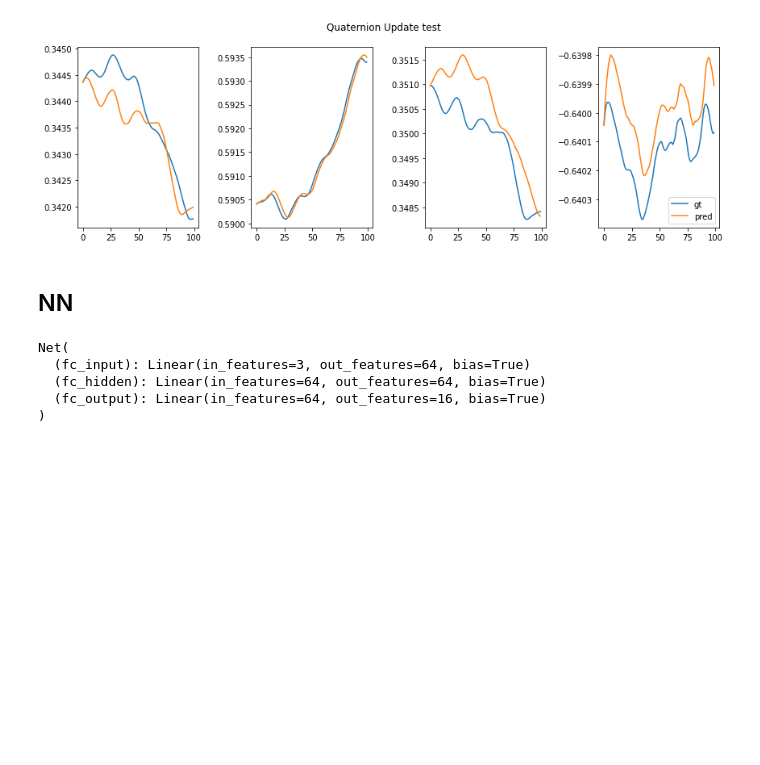
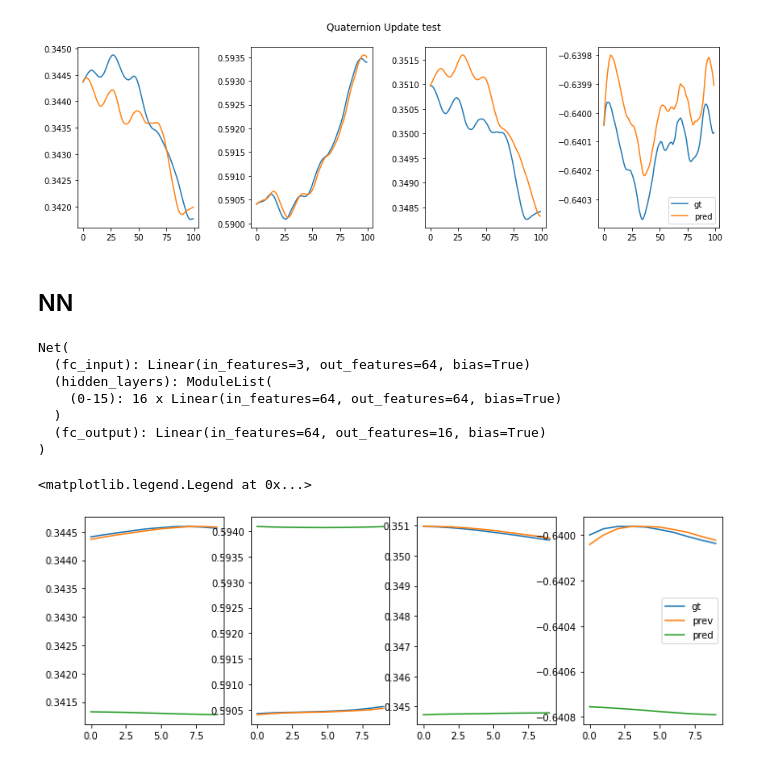
Before and after one commit to tonton-golio/inertial_navigation_transformer, a Jupyter notebook: playground_notebooks/quaternion_update_anton.ipynb, the cells around one changed output. Drawn from its saved outputs; the diff is of its cells as text; code cells hidden in the pictures; blank space fills up the shorter version.

```diff
--- a/playground_notebooks/quaternion_update_anton.ipynb
+++ b/playground_notebooks/quaternion_update_anton.ipynb
@@ -56,24 +56,34 @@ class Net(nn.Module):
     def __init__(self, input_size=3, output_size=16, hidden_size=16, num_layers=2):
         super(Net, self).__init__()
         self.num_layers = num_layers
+        self.fc_input = nn.Linear(input_size, hidden_size)
+        hidden_layers = []
+        for i in range(self.num_layers):
+            hidden_layers.append(nn.Linear(hidden_size, hidden_size))
+        self.hidden_layers = nn.ModuleList(hidden_layers)
 
-        self.fc_input = nn.Linear(input_size, hidden_size)
-        self.fc_hidden = nn.Linear(hidden_size, hidden_size)
         self.fc_output = nn.Linear(hidden_size, output_size)
 
     def forward(self, x):
+        #print(x)
         x = F.relu(self.fc_input(x))
         for i in range(self.num_layers):
-            x = F.relu(self.fc_hidden(x))
+            x = F.relu(self.hidden_layers[i](x))
+
         x = self.fc_output(x)
         return x
 
-net = Net(input_size=3, output_size=16, hidden_size=64, num_layers=8)
+net = Net(input_size=3, output_size=16, hidden_size=64, num_layers=16)
 print(net)
+
+# number of params
+num_params = sum(p.numel() for p in net.parameters() if p.requires_grad)
 # %% [output]
 Net(
   (fc_input): Linear(in_features=3, out_features=64, bias=True)
-  (fc_hidden): Linear(in_features=64, out_features=64, bias=True)
+  (hidden_layers): ModuleList(
+    (0-15): 16 x Linear(in_features=64, out_features=64, bias=True)
+  )
   (fc_output): Linear(in_features=64, out_features=16, bias=True)
 )
 # %%
@@ -104,3 +114,18 @@ class MyDataset(torch.utils.data.Dataset):
 
 dataset = MyDataset(w, q_gt)
 dataset_test = MyDataset(w_test, q_gt_test)
+# %%
+fig, ax = plt.subplots(1, 4, figsize=(12, 4))
+q_gt_from_dataset = np.array([dataset[i][1].detach().numpy() for i in range(10)])
+q_prev_from_dataset = np.array([dataset[i][2].detach().numpy() for i in range(10)])
+pred = np.array([net(dataset[0][0]).detach().numpy().reshape(4,4)@dataset[i][2].detach().numpy() for i in range(10)])
+
+for i in range(4):
+    ax[i].plot(#np.arange(1,len(q_gt_from_dataset)+1),
+               q_gt_from_dataset[:,i], label='gt')
+    ax[i].plot(q_prev_from_dataset[:,i], label='prev')
+    ax[i].plot(pred[:,i], label='pred')
+ax[i].legend()
+# %% [output]
+<matplotlib.legend.Legend at 0x...>
+[figure, added]
```
Also changed, not shown: parts of 5 cells of this notebook, 1 other file.
